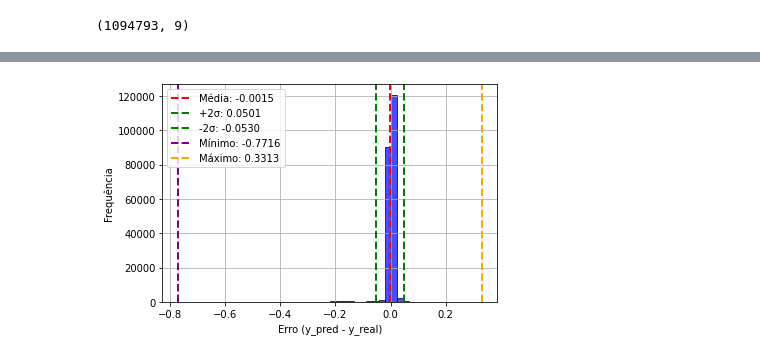
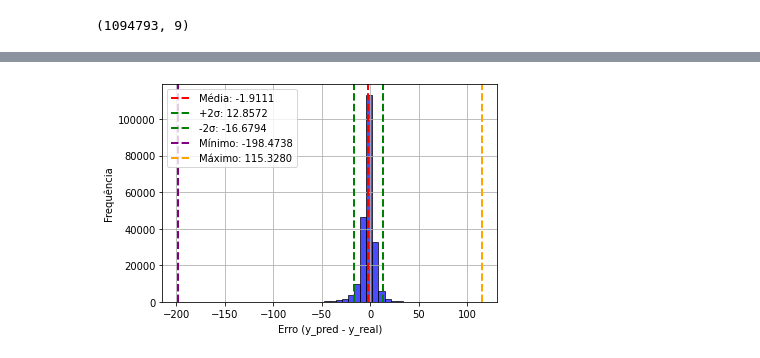
Before and after one commit to INXE-Lainf-Labs/EletricVehicleConsumptionEstimators, a Jupyter notebook: Conect2AI/NepochsLSTM.ipynb, the cells around one changed output, grey strips where cells are left out. Drawn from its saved outputs; the diff is of its cells as text; code cells hidden in the pictures.

```diff
--- a/Conect2AI/NepochsLSTM.ipynb
+++ b/Conect2AI/NepochsLSTM.ipynb
@@ -635,0 +741,3 @@ scaled_dataset.head()
+# %%
+torque_scaled_dataset, torque_X_scaler, torque_y_scaler = normalize(trips, 'Motor Torque [Nm]')
+torque_scaled_dataset.head()
@@ -704,4 +811,4 @@ def LSTM_model(X_seq, y_seq, train_size=0.8, epochs=10):
 # %%
-model = LSTM_model(X_train_seq, y_train_seq, train_size=0.8, epochs=20)
-model
+torque_model = LSTM_model(torque_X_train_seq, torque_y_train_seq, train_size=0.8, epochs=5)
+torque_model.summary()
 # %% [output]
@@ -727,34 +842,10 @@ MAE: 0.01933003, Loss: 0.00382459
-# %%
-def plot_error_histogram(y_pred, y_test):
-    # Erro é o predito menos o real
-    error = y_pred - y_test
-
-    # Estatísticas do erro
-    mean_error = np.mean(error)
-    std_error = np.std(error)
-    min_error = np.min(error)
-    max_error = np.max(error)
-
-    # Histograma
-    plt.hist(error, bins=50, color='blue', alpha=0.7, edgecolor='black')
-
-    # Linhas de referência
-    plt.axvline(mean_error, color='red', linestyle='dashed', linewidth=2, label=f"Média: {mean_error:.4f}")
-    plt.axvline(mean_error + 2*std_error, color='green', linestyle='dashed', linewidth=2, label=f'+2σ: {(mean_error + 2*std_error):.4f}')
-    plt.axvline(mean_error - 2*std_error, color='green', linestyle='dashed', linewidth=2, label=f'-2σ: {(mean_error - 2*std_error):.4f}')
-    plt.axvline(min_error, color='purple', linestyle='dashed', linewidth=2, label=f'Mínimo: {min_error:.4f}')
-    plt.axvline(max_error, color='orange', linestyle='dashed', linewidth=2, label=f'Máximo: {max_error:.4f}')
-
-    # Extras
-    plt.xlabel("Erro (y_pred - y_real)")
-    plt.ylabel("Frequência")
-    plt.legend()
-    plt.grid(True)
-
-    plt.show()
 # %%
-prediction = model.predict(X_test_seq)
-y_pred_seq = prediction.reshape(1,-1)[0]
+torque_y_pred_seq = torque_model.predict(torque_X_test_seq)
+# y_pred_seq = prediction.reshape(1,-1)[0]
 
-plot_error_histogram(y_pred_seq, y_test_seq)
+plot_error_histogram(
+    torque_y_scaler.inverse_transform(torque_y_pred_seq),
+    torque_y_scaler.inverse_transform(torque_y_test_seq.reshape(len(torque_y_test_seq), 1)),
+    bins=50
+)
 # %% [output]
@@ -762,3 +853,3 @@ plot_error_histogram(y_pred_seq, y_test_seq)
-[figure, old version]
+[figure, new version]
 # %%
 plt.hist(trips['Motor Torque [Nm]'], bins=30, color='blue', alpha=0.7, edgecolor='black')
```
Also changed, not shown: parts of 30 cells of this notebook.
